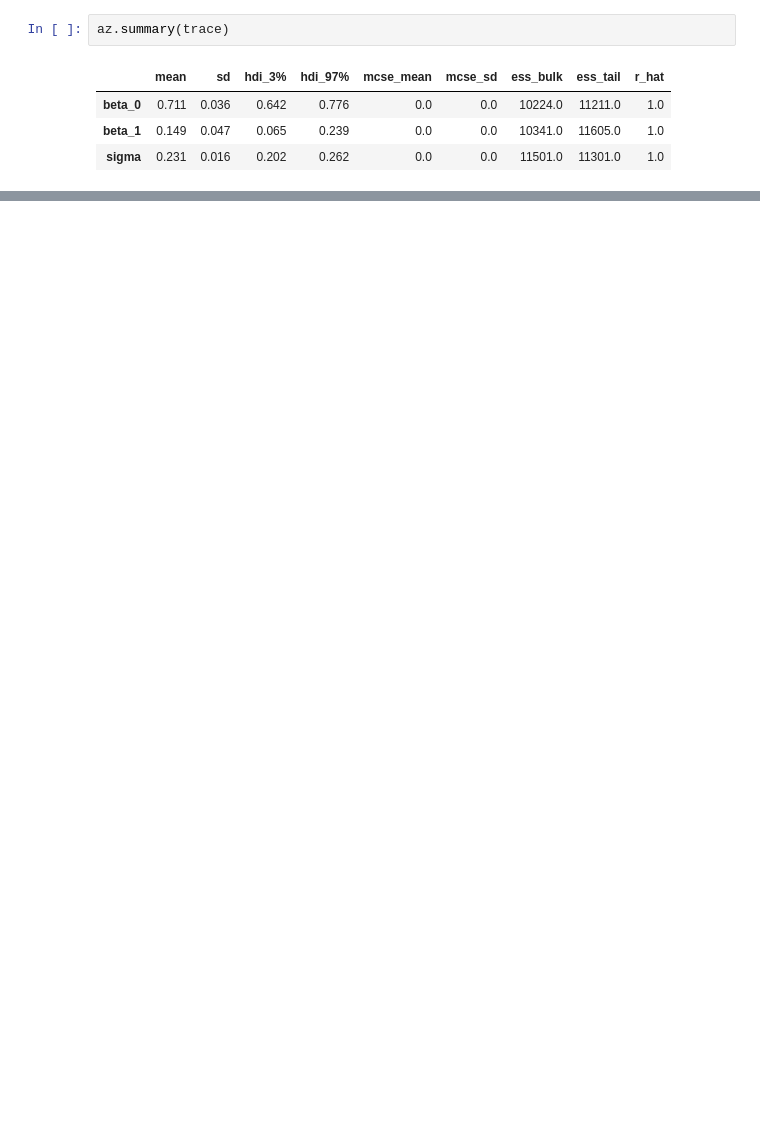
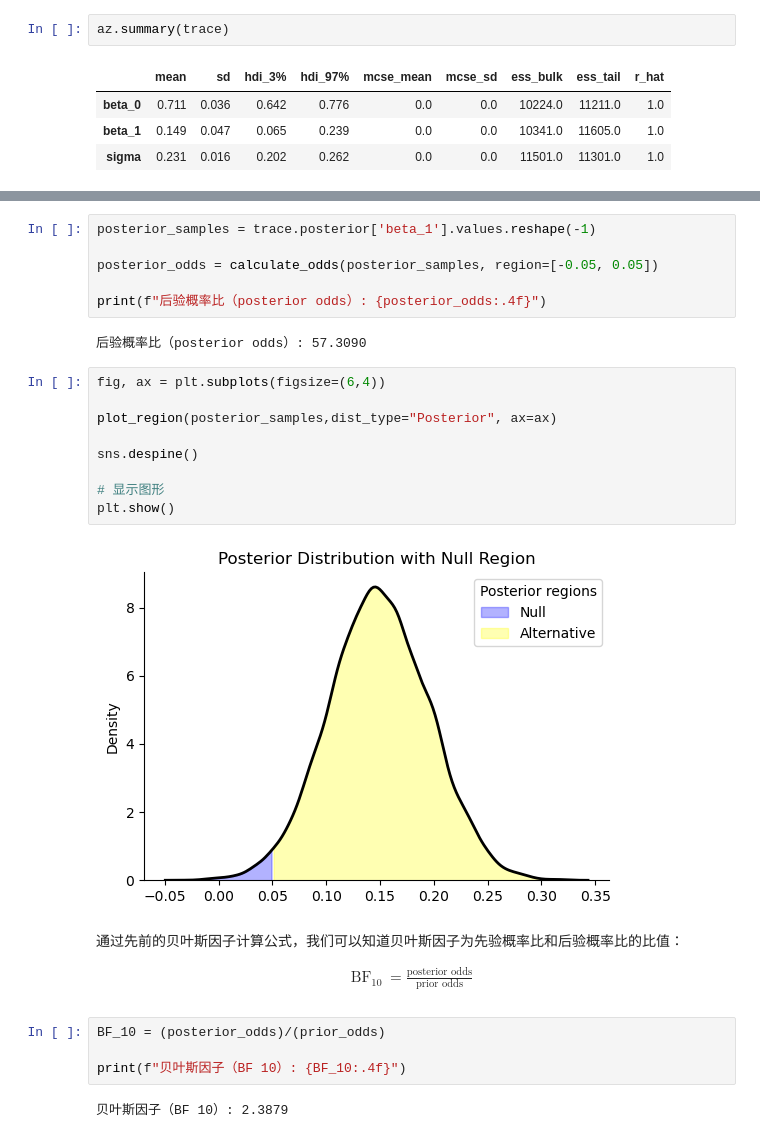
Before and after one commit to hcp4715/psybayesian, a Jupyter notebook: lecture9.ipynb, the cells around one changed output, grey strips where cells are left out. Saved outputs shown, nothing was run; the diff lists cells and outputs as text; blank space fills up the shorter version.

```diff
--- a/lecture9.ipynb
+++ b/lecture9.ipynb
@@ -688,0 +568,33 @@ plt.show()
+# %%
+posterior_samples = trace.posterior['beta_1'].values.reshape(-1)
+
+posterior_odds = calculate_odds(posterior_samples, region=[-0.05, 0.05])
+
+print(f"后验概率比（posterior odds）: {posterior_odds:.4f}")
+# %% [output]
+后验概率比（posterior odds）: 57.3090
+# %%
+fig, ax = plt.subplots(figsize=(6,4))
+
+plot_region(posterior_samples,dist_type="Posterior", ax=ax)
+
+sns.despine()
+
+# 显示图形
+plt.show()
+# %% [output]
+[figure, added]
+# %% [markdown]
+通过先前的贝叶斯因子计算公式，我们可以知道贝叶斯因子为先验概率比和后验概率比的比值：
+
+$$
+\begin{align*}
+\text{BF}_{10} &= \frac{\text{posterior odds}}{\text{prior odds}}
+\end{align*}
+$$
+# %%
+BF_10 = (posterior_odds)/(prior_odds)
+
+print(f"贝叶斯因子（BF 10）: {BF_10:.4f}")
+# %% [output]
+贝叶斯因子（BF 10）: 2.3879
```
Also changed, not shown: parts of 70 cells of this notebook.
